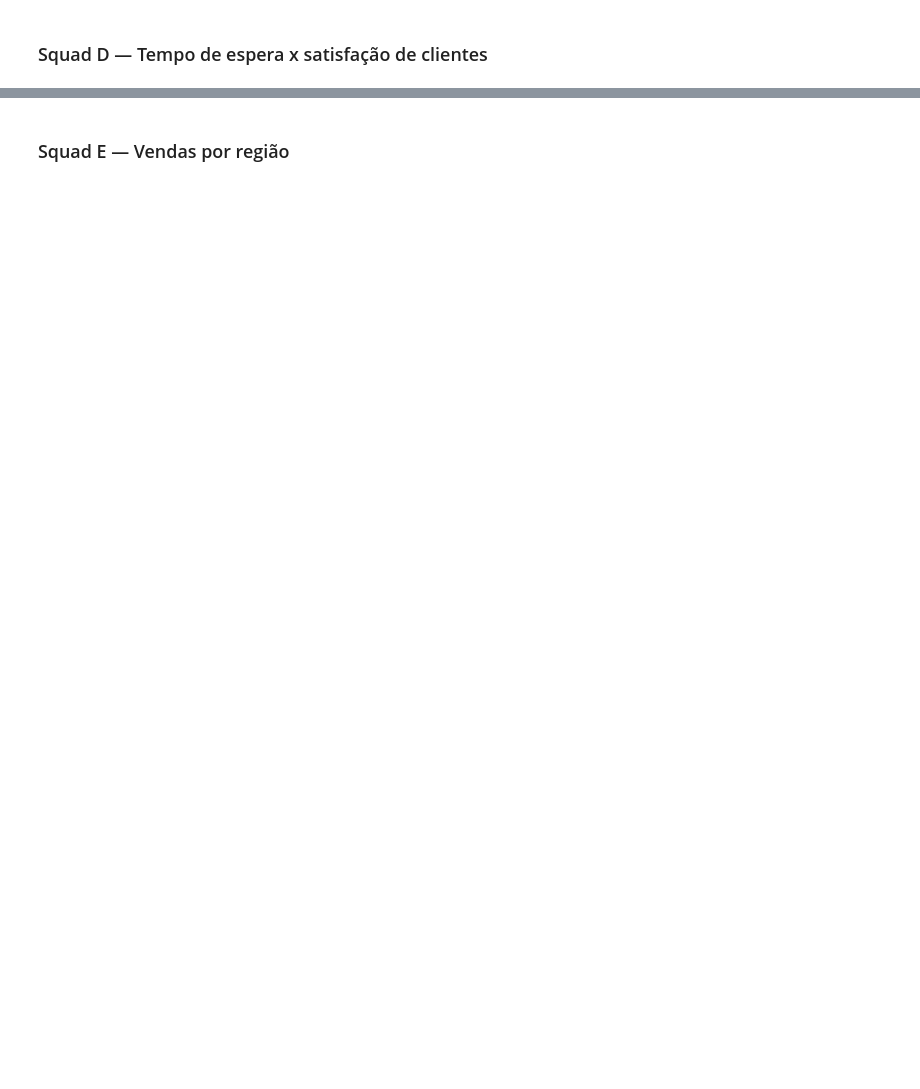
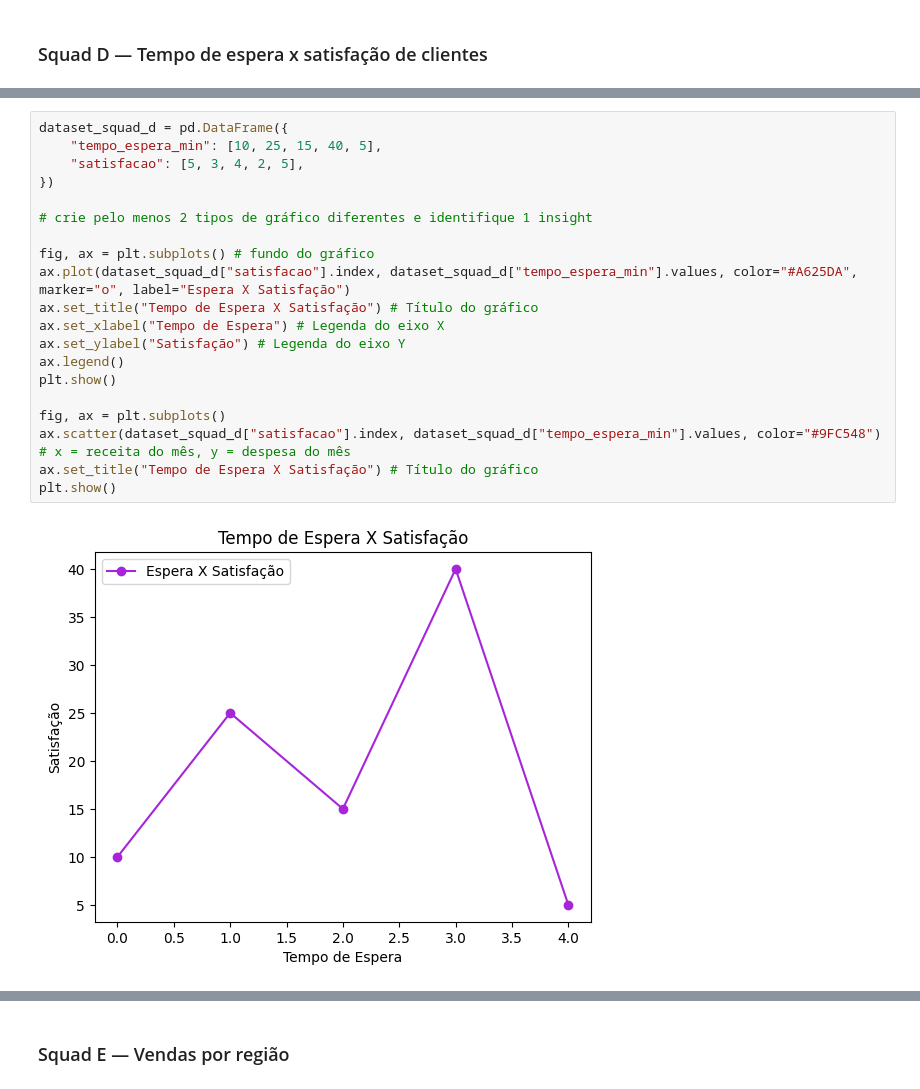
Before and after one commit to laisalegri/turma05-analise-de-dados-com-python, a Jupyter notebook: 07_Visualizacao_e_Pipelines/Aluno/notebook_colab_lais.ipynb, the cells around one changed output, grey strips where cells are left out. Cells and saved outputs as stored; diff of their text form; blank space fills up the shorter version.

```diff
--- a/07_Visualizacao_e_Pipelines/Aluno/notebook_colab_lais.ipynb
+++ b/07_Visualizacao_e_Pipelines/Aluno/notebook_colab_lais.ipynb
@@ -517,0 +567,22 @@ dataset_squad_d = pd.DataFrame({
+# %%
+dataset_squad_d = pd.DataFrame({
+    "tempo_espera_min": [10, 25, 15, 40, 5],
+    "satisfacao": [5, 3, 4, 2, 5],
+})
+
+# crie pelo menos 2 tipos de gráfico diferentes e identifique 1 insight
+
+fig, ax = plt.subplots() # fundo do gráfico
+ax.plot(dataset_squad_d["satisfacao"].index, dataset_squad_d["tempo_espera_min"].values, color="#A625DA", marker="o", label="Espera X Satisfação")
+ax.set_title("Tempo de Espera X Satisfação") # Título do gráfico
+ax.set_xlabel("Tempo de Espera") # Legenda do eixo X
+ax.set_ylabel("Satisfação") # Legenda do eixo Y
+ax.legend()
+plt.show()
+
+fig, ax = plt.subplots()
+ax.scatter(dataset_squad_d["satisfacao"].index, dataset_squad_d["tempo_espera_min"].values, color="#9FC548")  # x = receita do mês, y = despesa do mês
+ax.set_title("Tempo de Espera X Satisfação") # Título do gráfico
+plt.show()
+# %% [output]
+[figure, added]
```
Also changed, not shown: parts of 14 cells of this notebook, 3 other files.
